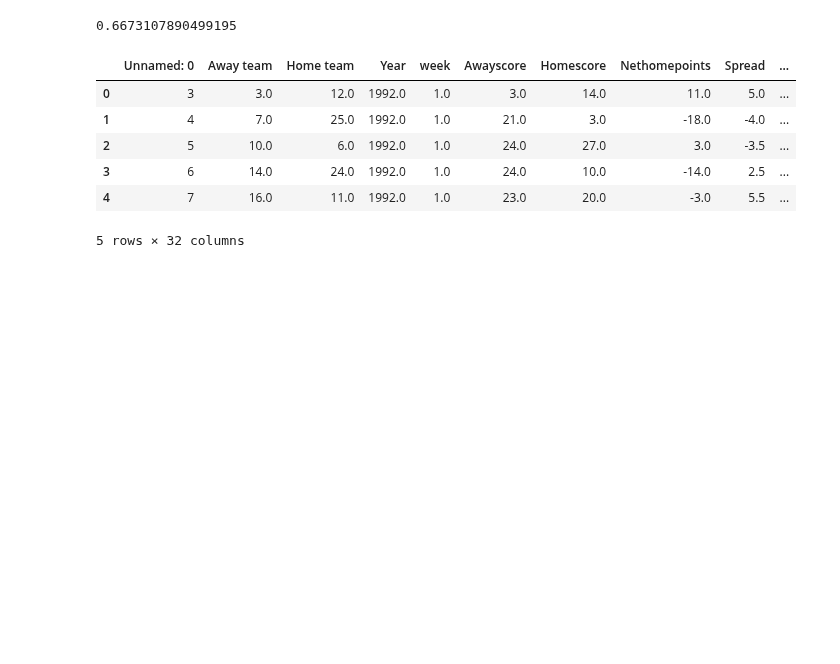
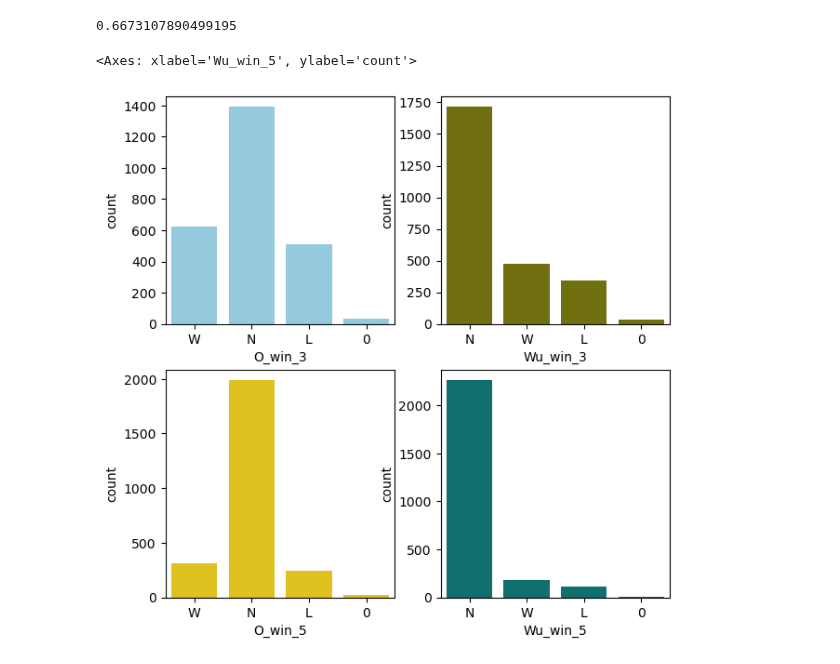
Before and after one commit to 0929230515jimmy/Informatics-final-project, a Jupyter notebook: project/data_clean.ipynb, the cells around one changed output. Saved outputs shown, nothing was run; the diff lists cells and outputs as text; code cells hidden in the pictures; blank space fills up the shorter version.

```diff
--- a/project/data_clean.ipynb
+++ b/project/data_clean.ipynb
@@ -112,8 +111,6 @@ df1['O_bet_3'] = 0
 df1['Wu_bet_3'] = 0
 df1['O_bet_5'] = 0
 df1['Wu_bet_5'] = 0
-df1 = df1.drop(columns = ['O_bet'])
-df1 = df1.drop(columns = ['Wu_bet'])
 # %%
 for i in range(2566):
     if (df1.loc[i, 'O_difference_3'] == 1):
@@ -163,10 +167,40 @@ for i in range(2566):
+# %%
+for i in range(2566):
+    if df1.loc[i, 'Wu_bet_3'] == '0':
+        df1.loc[i, 'Wu_win_3'] = 'N'
+    elif df1.loc[i, 'Wu_bet_3'] == 'H' and df1.loc[i, 'Nethomepoints'] - df1.loc[i, 'Spread_flipp'] > 0:
+        df1.loc[i, 'Wu_win_3'] = 'W'
+    elif df1.loc[i, 'Wu_bet_3'] == 'H' and df1.loc[i, 'Nethomepoints'] - df1.loc[i, 'Spread_flipp'] < 0:
+        df1.loc[i, 'Wu_win_3'] = 'L'
+    elif df1.loc[i, 'Wu_bet_3'] == 'V' and df1.loc[i, 'Nethomepoints'] - df1.loc[i, 'Spread_flipp'] < 0:
+        df1.loc[i, 'Wu_win_3'] = 'W'
+    elif df1.loc[i, 'Wu_bet_3'] == 'V' and df1.loc[i, 'Nethomepoints'] - df1.loc[i, 'Spread_flipp'] > 0:
+        df1.loc[i, 'Wu_win_3'] = 'L'
+# %%
+for i in range(2566):
+    if df1.loc[i, 'O_bet_5'] == '0':
+        df1.loc[i, 'O_win_5'] = 'N'
+    elif df1.loc[i, 'O_bet_5'] == 'H' and df1.loc[i, 'Nethomepoints'] - df1.loc[i, 'Spread_flipp'] > 0:
+        df1.loc[i, 'O_win_5'] = 'W'
+    elif df1.loc[i, 'O_bet_5'] == 'H' and df1.loc[i, 'Nethomepoints'] - df1.loc[i, 'Spread_flipp'] < 0:
+        df1.loc[i, 'O_win_5'] = 'L'
+    elif df1.loc[i, 'O_bet_5'] == 'V' and df1.loc[i, 'Nethomepoints'] - df1.loc[i, 'Spread_flipp'] < 0:
+        df1.loc[i, 'O_win_5'] = 'W'
+    elif df1.loc[i, 'O_bet_5'] == 'V' and df1.loc[i, 'Nethomepoints'] - df1.loc[i, 'Spread_flipp'] > 0:
+        df1.loc[i, 'O_win_5'] = 'L'
+# %%
+for i in range(2566):
+    if df1.loc[i, 'Wu_bet_5'] == '0':
+        df1.loc[i, 'Wu_win_5'] = 'N'
+    elif df1.loc[i, 'Wu_bet_5'] == 'H' and df1.loc[i, 'Nethomepoints'] - df1.loc[i, 'Spread_flipp'] > 0:
+        df1.loc[i, 'Wu_win_5'] = 'W'
+    elif df1.loc[i, 'Wu_bet_5'] == 'H' and df1.loc[i, 'Nethomepoints'] - df1.loc[i, 'Spread_flipp'] < 0:
+        df1.loc[i, 'Wu_win_5'] = 'L'
+    elif df1.loc[i, 'Wu_bet_5'] == 'V' and df1.loc[i, 'Nethomepoints'] - df1.loc[i, 'Spread_flipp'] < 0:
+        df1.loc[i, 'Wu_win_5'] = 'W'
+    elif df1.loc[i, 'Wu_bet_5'] == 'V' and df1.loc[i, 'Nethomepoints'] - df1.loc[i, 'Spread_flipp'] > 0:
+        df1.loc[i, 'Wu_win_5'] = 'L'
 # %%
-df1.head()
+for i in range(2566):
+    if df1.loc[i, 'O_win_3'] == '0' or df1.loc[i, 'O_win_3'] == 0:
+        df1.loc[i, 'O_win_3'] == 'N'
-# %% [output]
-|  | Unnamed: 0 | Away team | Home team | Year | week | Awayscore | Homescore | Nethomepoints | Spread | ... |
-| 0 | 3 | 3.0 | 12.0 | 1992.0 | 1.0 | 3.0 | 14.0 | 11.0 | 5.0 | ... |
-| 1 | 4 | 7.0 | 25.0 | 1992.0 | 1.0 | 21.0 | 3.0 | -18.0 | -4.0 | ... |
-| 2 | 5 | 10.0 | 6.0 | 1992.0 | 1.0 | 24.0 | 27.0 | 3.0 | -3.5 | ... |
-| 3 | 6 | 14.0 | 24.0 | 1992.0 | 1.0 | 24.0 | 10.0 | -14.0 | 2.5 | ... |
-| 4 | 7 | 16.0 | 11.0 | 1992.0 | 1.0 | 23.0 | 20.0 | -3.0 | 5.5 | ... |
-5 rows × 32 columns
@@ -172,0 +219,9 @@ df1.head()
+# %%
+fig, axs = plt.subplots(2, 2, figsize=(7, 7))
+sns.countplot(data = df1, x = 'O_win_3', color="skyblue", ax=axs[0, 0])
+sns.countplot(data = df1, x = 'Wu_win_3', color="olive", ax=axs[0, 1])
+sns.countplot(data = df1, x = 'O_win_5', color="gold", ax=axs[1, 0])
+sns.countplot(data = df1, x = 'Wu_win_5', color="teal", ax=axs[1, 1])
+# %% [output]
+<Axes: xlabel='Wu_win_5', ylabel='count'>
+[figure, added]
```
Also changed, not shown: parts of 7 cells of this notebook, 5 other files.
